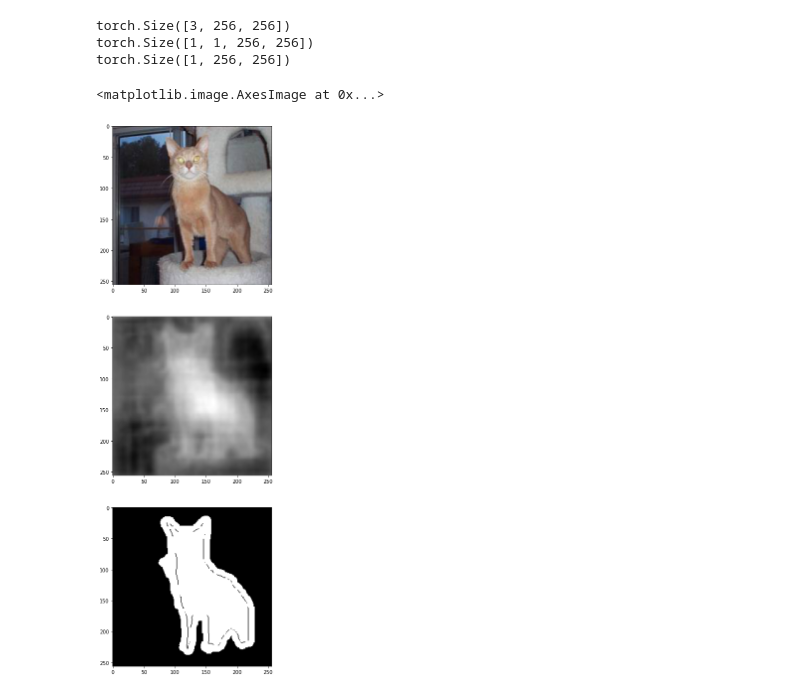
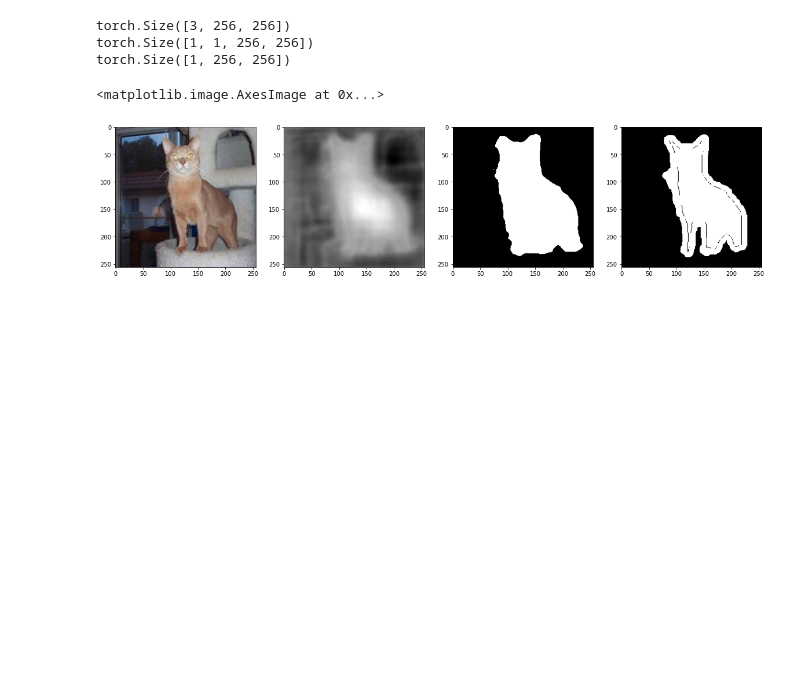
Before and after one commit to Patschwemm/Deep-Learning-Network-2D-Natural-Image-Decomposition, a Jupyter notebook: backbone_training.ipynb, the cells around one changed output. Cells and saved outputs as stored; diff of their text form; code cells hidden in the pictures; blank space fills up the shorter version.

```diff
--- a/backbone_training.ipynb
+++ b/backbone_training.ipynb
@@ -63,13 +63,13 @@ print(len(valid_dataset))
 LEARNING_RATE = 1e-4
 DEVICE = "cuda" if torch.cuda.is_available() else "cpu"
 BATCH_SIZE = 16
-NUM_EPOCHS = 5
+NUM_EPOCHS = 8
 LOAD_MODEL = False
 NUM_WORKERS = os.cpu_count()
 # %%
-train_dataloader = DataLoader(train_dataset, batch_size=32, shuffle=True, num_workers=NUM_WORKERS)
-valid_dataloader = DataLoader(valid_dataset, batch_size=32, shuffle=False, num_workers=NUM_WORKERS)
-test_dataloader = DataLoader(test_dataset, batch_size=32, shuffle=False, num_workers=NUM_WORKERS)
+train_dataloader = DataLoader(train_dataset, batch_size=BATCH_SIZE, shuffle=True, num_workers=NUM_WORKERS)
+valid_dataloader = DataLoader(valid_dataset, batch_size=BATCH_SIZE, shuffle=False, num_workers=NUM_WORKERS)
+test_dataloader = DataLoader(test_dataset, batch_size=BATCH_SIZE, shuffle=False, num_workers=NUM_WORKERS)
 # %%
 _, axx = plt.subplots(3,2, figsize=(12,12))
 for i, ((data, target), axis) in enumerate(zip(train_dataloader,axx)):
@@ -152,15 +152,20 @@ print(target.shape)
 image = torch.permute(image, (1, 2, 0))
 pred = pred.squeeze()
 target = torch.permute(target, (1, 2, 0))
+# apply probabilities
+pred_raw = pred.clone().detach()
+pred[pred > 0.5] = 1
+pred[pred < 0.5] = 0
 # %% [output]
 torch.Size([3, 256, 256])
 torch.Size([1, 1, 256, 256])
 torch.Size([1, 256, 256])
 # %%
-_, ax = plt.subplots(3,1, figsize=(20,20))
+_, ax = plt.subplots(1,4, figsize=(20,20))
 ax[0].imshow(image)
-ax[1].imshow(pred, cmap="gray")
-ax[2].imshow(target, cmap="gray")
+ax[1].imshow(pred_raw, cmap="gray")
+ax[2].imshow(pred, cmap="gray")
+ax[3].imshow(target, cmap="gray")
 # %% [output]
 <matplotlib.image.AxesImage at 0x...>
-[figure, old version]
+[figure, new version]
```
Also changed, not shown: parts of 1 cell of this notebook.
